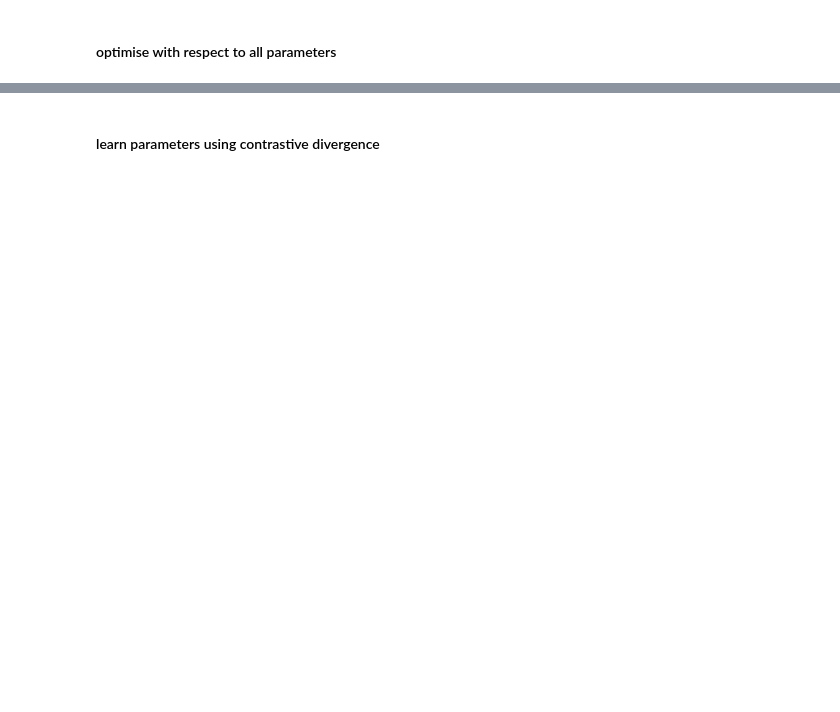
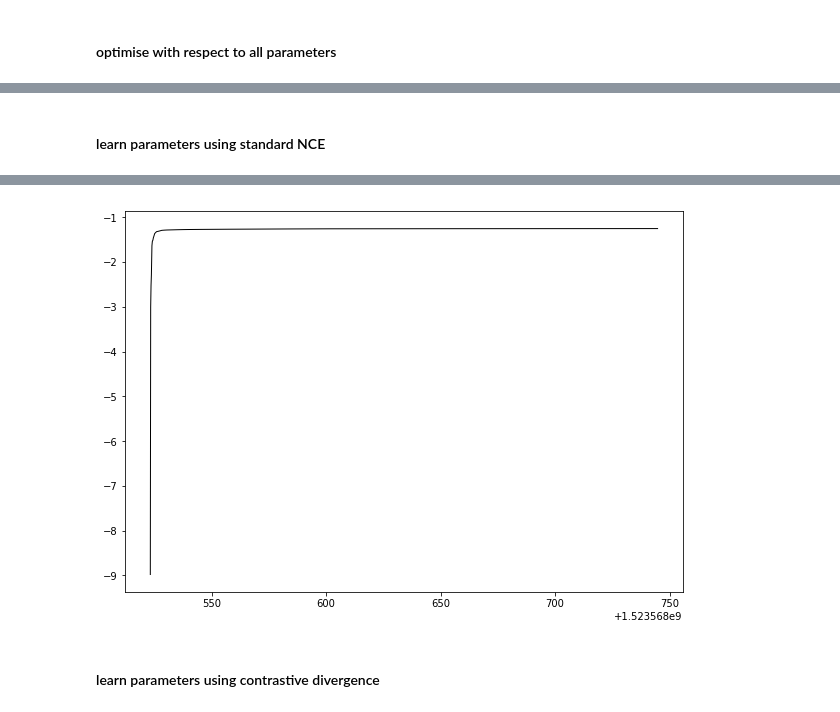
Before and after one commit to benrhodes26/VNCE, a Jupyter notebook: proposal/code/notebooks/rbm.ipynb, the cells around one changed output, grey strips where cells are left out. Cells and saved outputs as stored; diff of their text form; code cells hidden in the pictures; blank space fills up the shorter version.

```diff
--- a/proposal/code/notebooks/rbm.ipynb
+++ b/proposal/code/notebooks/rbm.ipynb
@@ -133,4 +141,5 @@ var_dist = RBMLatentPosterior(theta0)  # true posterior, which has an analytic e
 %%time
 optimiser = LatentNCEOptimiser(model, noise, var_dist, n, nu=nu, latent_samples_per_datapoint=nz)
 cd_optimiser = CDOptimiser(cd_model)
+nce_optimiser = NCEOptimiser(nce_model, noise, n, nu=nu)
 # %% [output]
@@ -213,0 +233,7 @@ fig = optimiser.plot_loss_curve(end=None, true_theta = true_W.reshape(-1), X=X)
+# %% [markdown]
+#### learn parameters using standard NCE
+# %%
+%%time
+nce_thetas, nce_Js, nce_times = nce_optimiser.fit(X, theta0=theta0.reshape(-1))
+nce_estimate = deepcopy(nce_model.theta)
+# %% [output]
@@ -214,3 +242,4 @@ fig = optimiser.plot_loss_curve(end=None, true_theta = true_W.reshape(-1), X=X)
+[figure, added]
 # %% [markdown]
 #### learn parameters using contrastive divergence
 # %%
```
Also changed, not shown: parts of 32 cells of this notebook, 16 other files.
